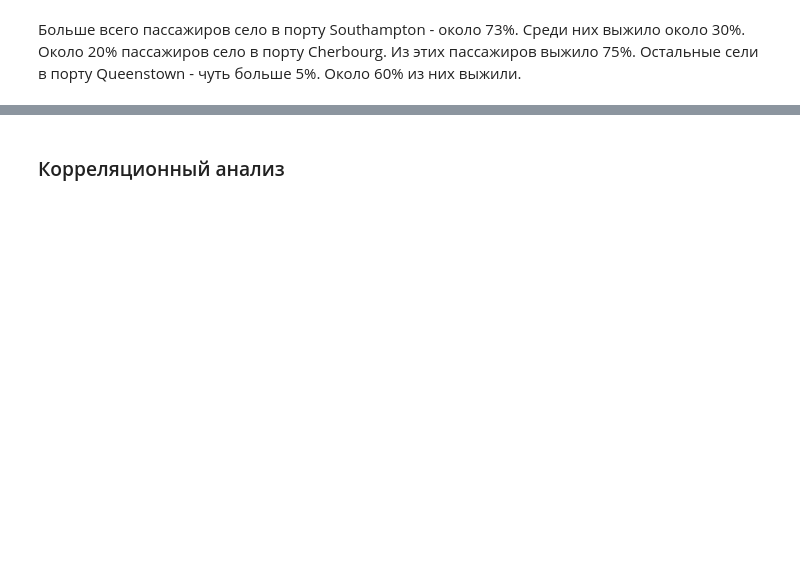
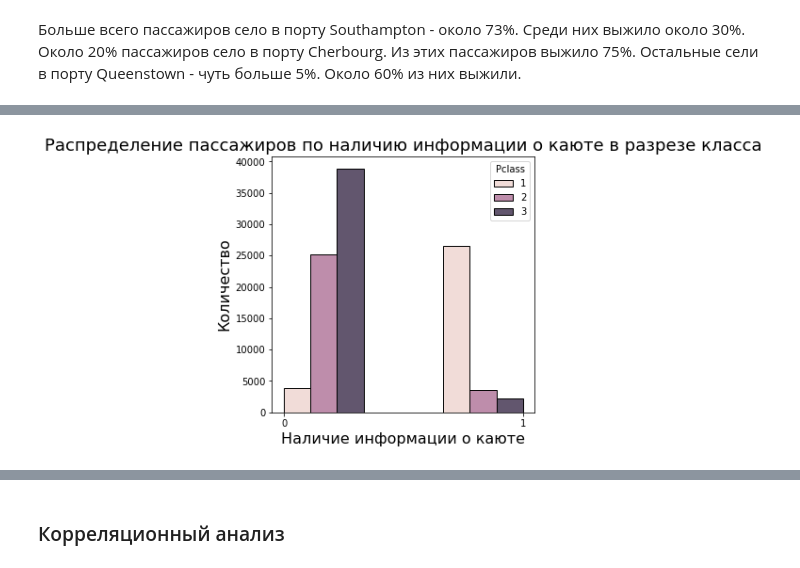
Before and after one commit to Alexandr-M-85/RS_School_ML_intro, a Jupyter notebook: eda.ipynb, the cells around one changed output, grey strips where cells are left out. Drawn from its saved outputs; the diff is of its cells as text; code cells hidden in the pictures; blank space fills up the shorter version.

```diff
--- a/eda.ipynb
+++ b/eda.ipynb
@@ -347,0 +385,11 @@ data['Embarked'] = data['Embarked'].fillna('S')
+# %%
+# посмотрим на распределение пассажиров по наличию информации о каюте в разрезе класса
+fig = plt.figure(figsize=(5, 5))
+sns.histplot(data=data, x='Сabin_availability', hue="Pclass", multiple="dodge", shrink=1, bins=3)
+plt.title('Распределение пассажиров по наличию информации о каюте в разрезе класса', fontdict={'fontsize':18})
+plt.ylabel('Количество', size=16)
+plt.xlabel('Наличие информации о каюте', size=16)
+plt.xticks(range(2), ['0', '1'])
+plt.show()
+# %% [output]
+[figure, added]
```
Also changed, not shown: parts of 7 cells of this notebook.
